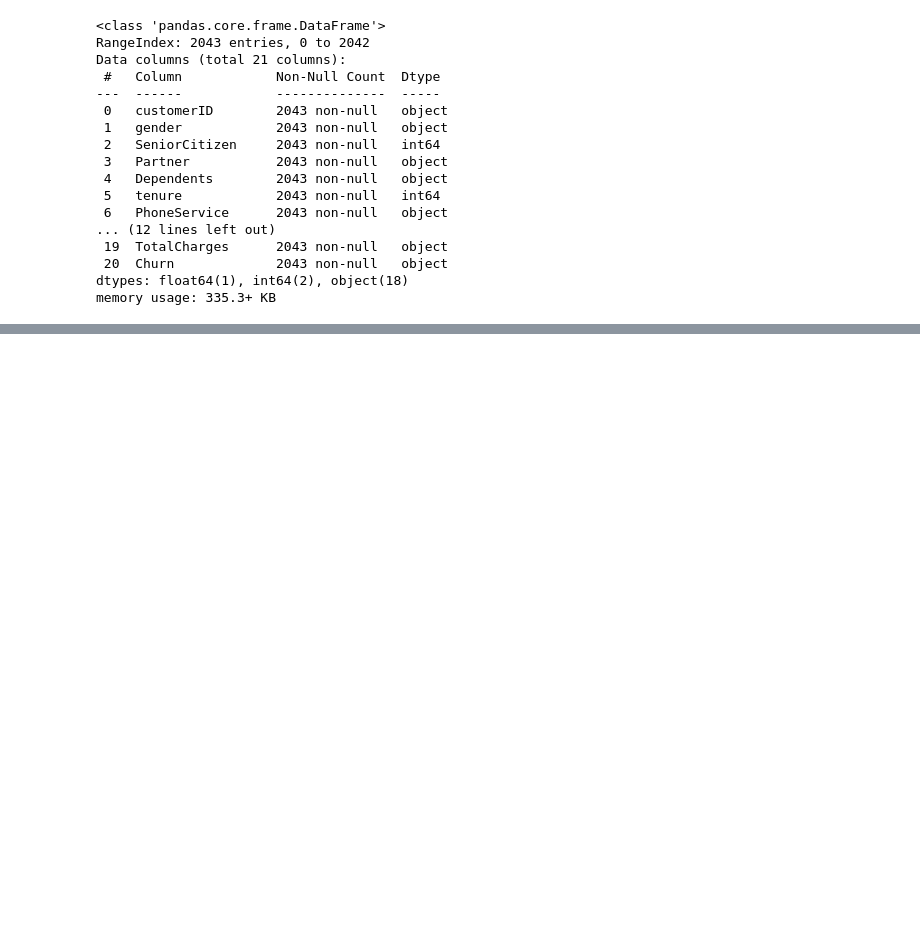
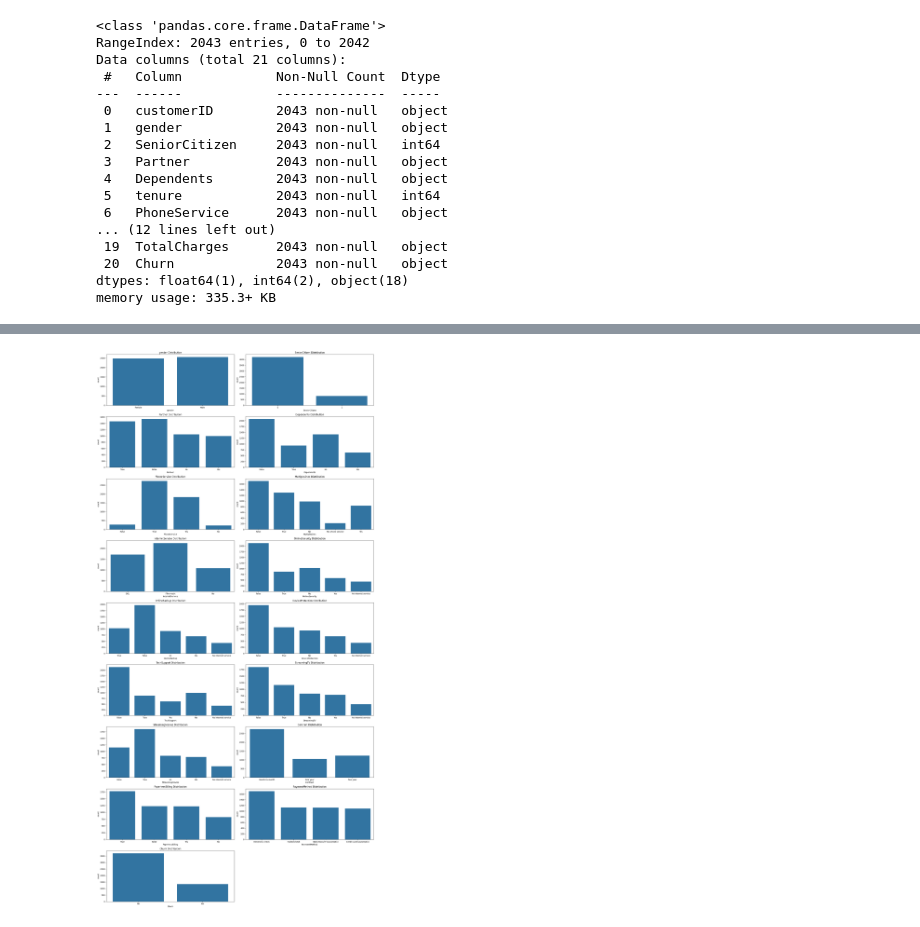
Before and after one commit to Cynthiachelangat/customer-churn, a Jupyter notebook: churn.ipynb, the cells around one changed output, grey strips where cells are left out. Cells and saved outputs as stored; diff of their text form; code cells hidden in the pictures; blank space fills up the shorter version.

```diff
--- a/churn.ipynb
+++ b/churn.ipynb
@@ -134,0 +313,18 @@ memory usage: 335.3+ KB
+# %%
+categorical_columns = ['gender', 'SeniorCitizen', 'Partner', 'Dependents', 'PhoneService',
+                       'MultipleLines', 'InternetService', 'OnlineSecurity', 'OnlineBackup',
+                       'DeviceProtection', 'TechSupport', 'StreamingTV', 'StreamingMovies',
+                       'Contract', 'PaperlessBilling', 'PaymentMethod', 'Churn']
+
+plt.figure(figsize=(20, 40))
+
+for i, column in enumerate(categorical_columns, 1):
+    plt.subplot(len(categorical_columns) // 2 + 1, 2, i)
+    ax = sns.countplot(data=mergedTrain_data, x=column)
+    plt.title(f'{column} Distribution')
+
+
+plt.tight_layout()
+plt.show()
+# %% [output]
+[figure, added]
```
Also changed, not shown: parts of 13 cells of this notebook, 2 other files.
